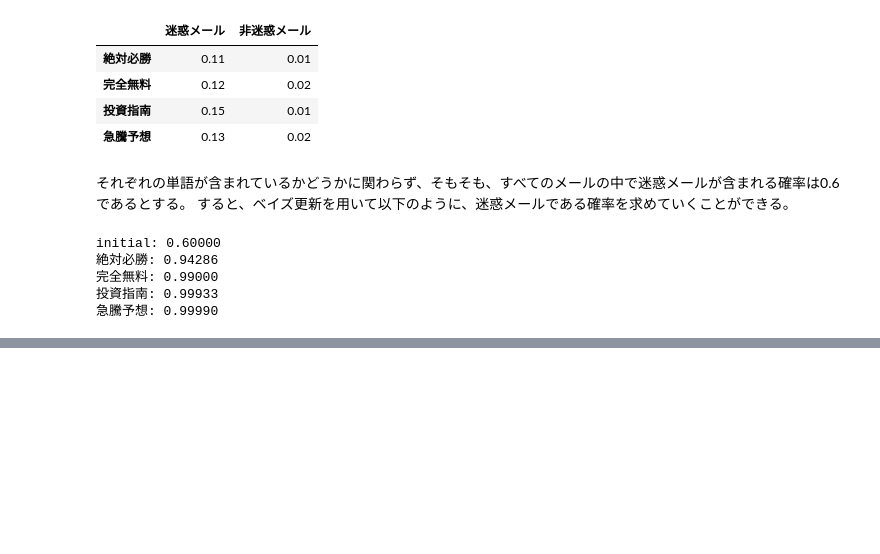
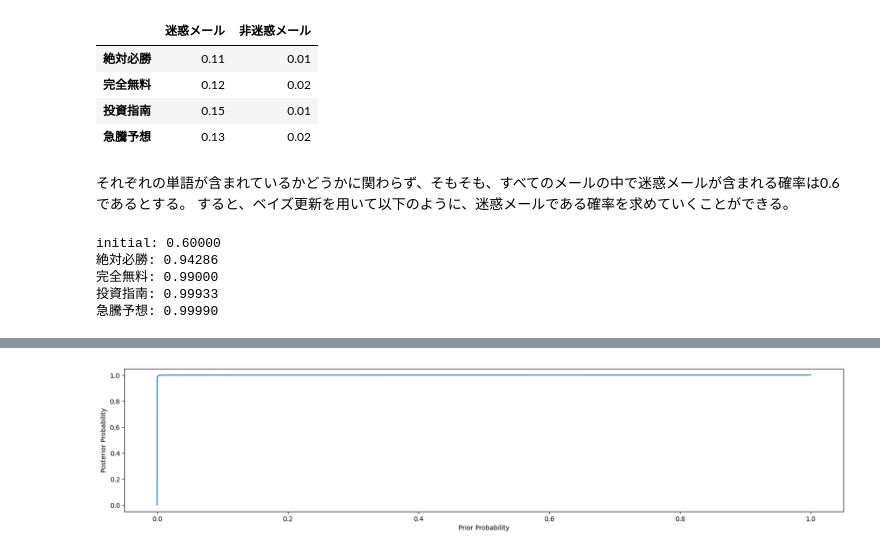
Before and after one commit to ReiRev/Bayesian-Statistics-from-Basics-with-HMC, a Jupyter notebook: notebook/1-Bayes_Theorem_on_Probability.ipynb, the cells around one changed output, grey strips where cells are left out. Cells and saved outputs as stored; diff of their text form; code cells hidden in the pictures; blank space fills up the shorter version.

```diff
--- a/notebook/1-Bayes_Theorem_on_Probability.ipynb
+++ b/notebook/1-Bayes_Theorem_on_Probability.ipynb
@@ -284,0 +349,3 @@ initial: 0.60000
+# %%
+def calc_posterior(prior):
+    return prior/(prior + (1-prior)/100_000)
@@ -284,0 +393,11 @@ initial: 0.60000
+# %%
+priors = np.logspace(-100, 0, 10000000)
+posteriors = calc_posterior(priors)
+fig = plt.figure(figsize=(20, 4))
+ax = fig.add_subplot()
+ax.plot(priors, posteriors)
+ax.set_xlabel('Prior Probability')
+ax.set_ylabel('Posterior Probability')
+plt.show()
+# %% [output]
+[figure, added]
```
Also changed, not shown: parts of 20 cells of this notebook.
